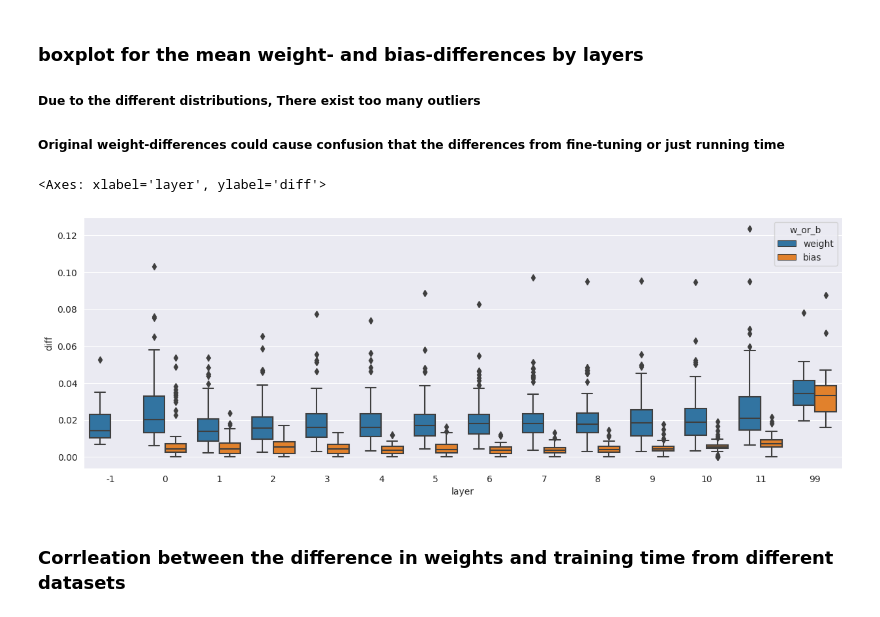
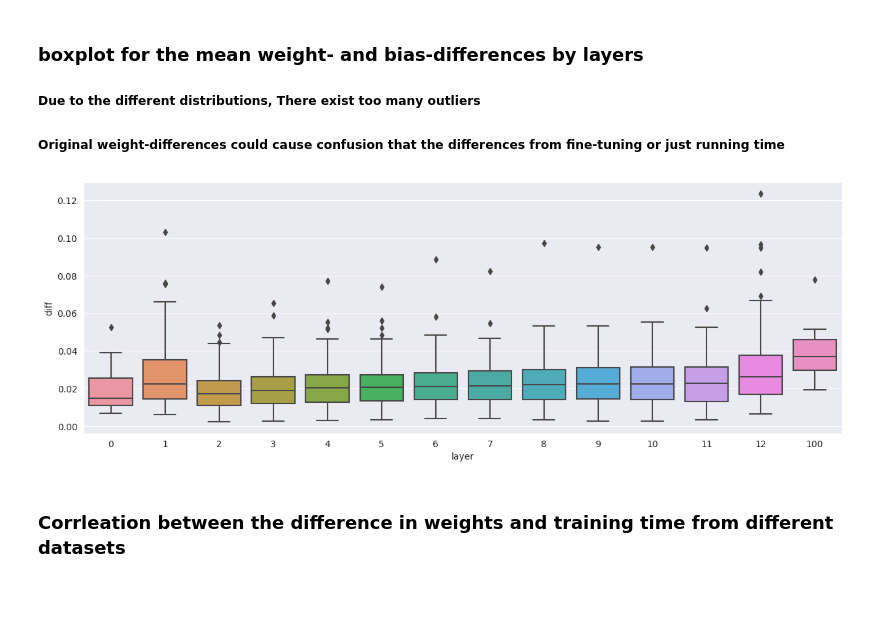
Before and after one commit to joonable/domain_adaptation_m2d2, a Jupyter notebook: 230530_causal_tracing_weights_v2.ipynb, the cells around one changed output. Drawn from its saved outputs; the diff is of its cells as text; code cells hidden in the pictures.

````diff
--- a/230530_causal_tracing_weights_v2.ipynb
+++ b/230530_causal_tracing_weights_v2.ipynb
@@ -97,20 +125,20 @@ gpt2_tokenizer = GPT2Tokenizer.from_pretrained("gpt2", cache_dir=cache_dir)
 ## Get difference in weights
 ```diff = np.mean(np.abs(model_a.weights - model_b.weights))```
 # %%
-for k, v in base_model.named_parameters():
-    print(k)
-#     if k  == "transformer.h.0.attn.c_attn.bias":
-#         attn_b = v
-#     if k  == "transformer.h.0.attn.c_attn.weight":
-#         attn_w = v
-#     if "ln_1" in k and "weight" in k :
-# #         print(k)
-#         ln_1_w = v
+# for k, v in base_model.named_parameters():
+#     print(k)
+# #     if k  == "transformer.h.0.attn.c_attn.bias":
+# #         attn_b = v
+# #     if k  == "transformer.h.0.attn.c_attn.weight":
+# #         attn_w = v
+# #     if "ln_1" in k and "weight" in k :
+# # #         print(k)
+# #         ln_1_w = v
 
-#     if "ln_1" in k and "bias" in k :
-# #         print(k)
-#         ln_1_b = v
+# #     if "ln_1" in k and "bias" in k :
+# # #         print(k)
+# #         ln_1_b = v
 
-#     if "head" in k :
-# #         print(k)
-#         head = v
+# #     if "head" in k :
+# # #         print(k)
+# #         head = v
@@ -222,15 +232,15 @@ only_transformer_layers = ~(df_avg_diff_weights.layer.isin([-1, 99]))
 ##### Original weight-differences could cause confusion that the differences from fine-tuning or just running time
 # %%
 plt.rcParams["figure.figsize"] = (15,5)
-
+df_avg_diff_weights.layer += 1
 sns.boxplot(
-    df_avg_diff_weights,
-    x='layer',  y='diff', hue='w_or_b'
+    df_avg_diff_weights.loc[df_avg_diff_weights.w_or_b == 'weight'],
+    x='layer',  y='diff'#, hue='w_or_b'
 #     , errorbar='se'
 )
+df_avg_diff_weights.layer -= 1
 # %% [output]
-<Axes: xlabel='layer', ylabel='diff'>
-[figure, old version]
+[figure, new version]
 # %%
 # df_temp_agg = df_avg_diff_weights.groupby(["layer", "w_or_b"])[['diff']]\
 #     .agg({"diff": ["mean", "median"]})
````
Also changed, not shown: parts of 24 cells of this notebook, 6 other files.
